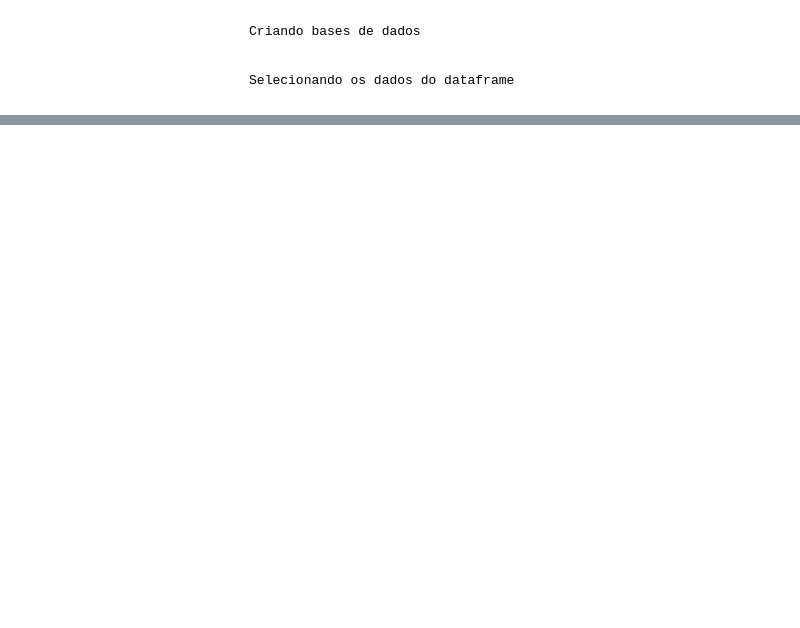
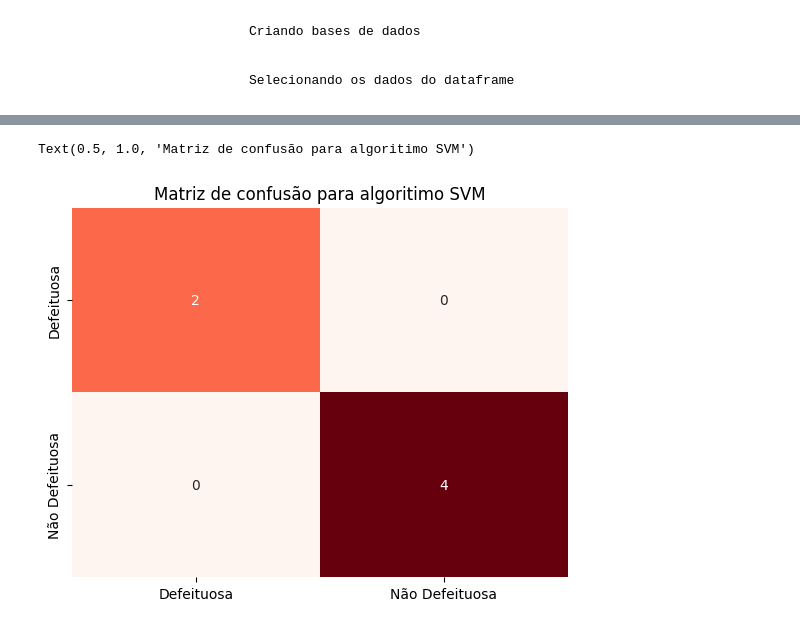
Before and after one commit to LucasSantino/c-digo_IABD_2024, a Jupyter notebook: Aula07/cofigo3.ipynb, the cells around one changed output, grey strips where cells are left out. Drawn from its saved outputs; the diff is of its cells as text; code cells hidden in the pictures; blank space fills up the shorter version.

```diff
--- a/Aula07/cofigo3.ipynb
+++ b/Aula07/cofigo3.ipynb
@@ -31,0 +35,3 @@ X_train, X_test, y_train, y_test = train_test_split(X, y, test_size=0.3, random_
+# %%
+model = SVC(kernel= 'linear') # crio o modelo SVC
+model.fit(X_train, y_train) #treino o modelo
@@ -31,0 +40,2 @@ X_train, X_test, y_train, y_test = train_test_split(X, y, test_size=0.3, random_
+# %%
+y_pred=model.predict(X_test)
@@ -31,0 +66,11 @@ X_train, X_test, y_train, y_test = train_test_split(X, y, test_size=0.3, random_
+# %%
+cm= confusion_matrix(y_pred, y_test)
+# %%
+sns.heatmap(cm, annot=True, fmt='d', cmap='Reds', cbar=False,
+            xticklabels=['Defeituosa', 'Não Defeituosa'],
+            yticklabels=['Defeituosa', 'Não Defeituosa'])
+
+plt.title('Matriz de confusão para algoritimo SVM')
+# %% [output]
+Text(0.5, 1.0, 'Matriz de confusão para algoritimo SVM')
+[figure, added]
```
Also changed, not shown: parts of 10 cells of this notebook.
